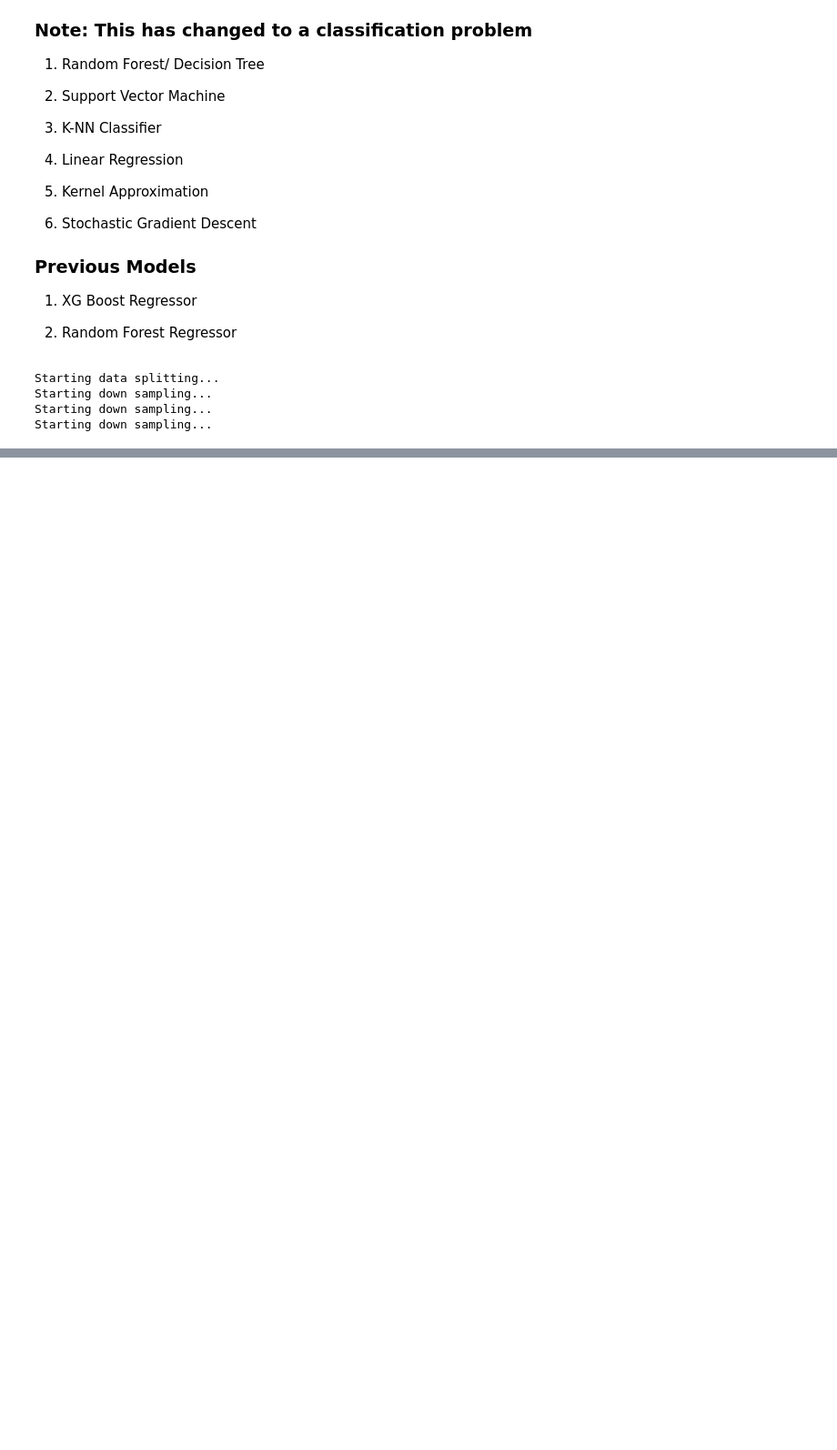
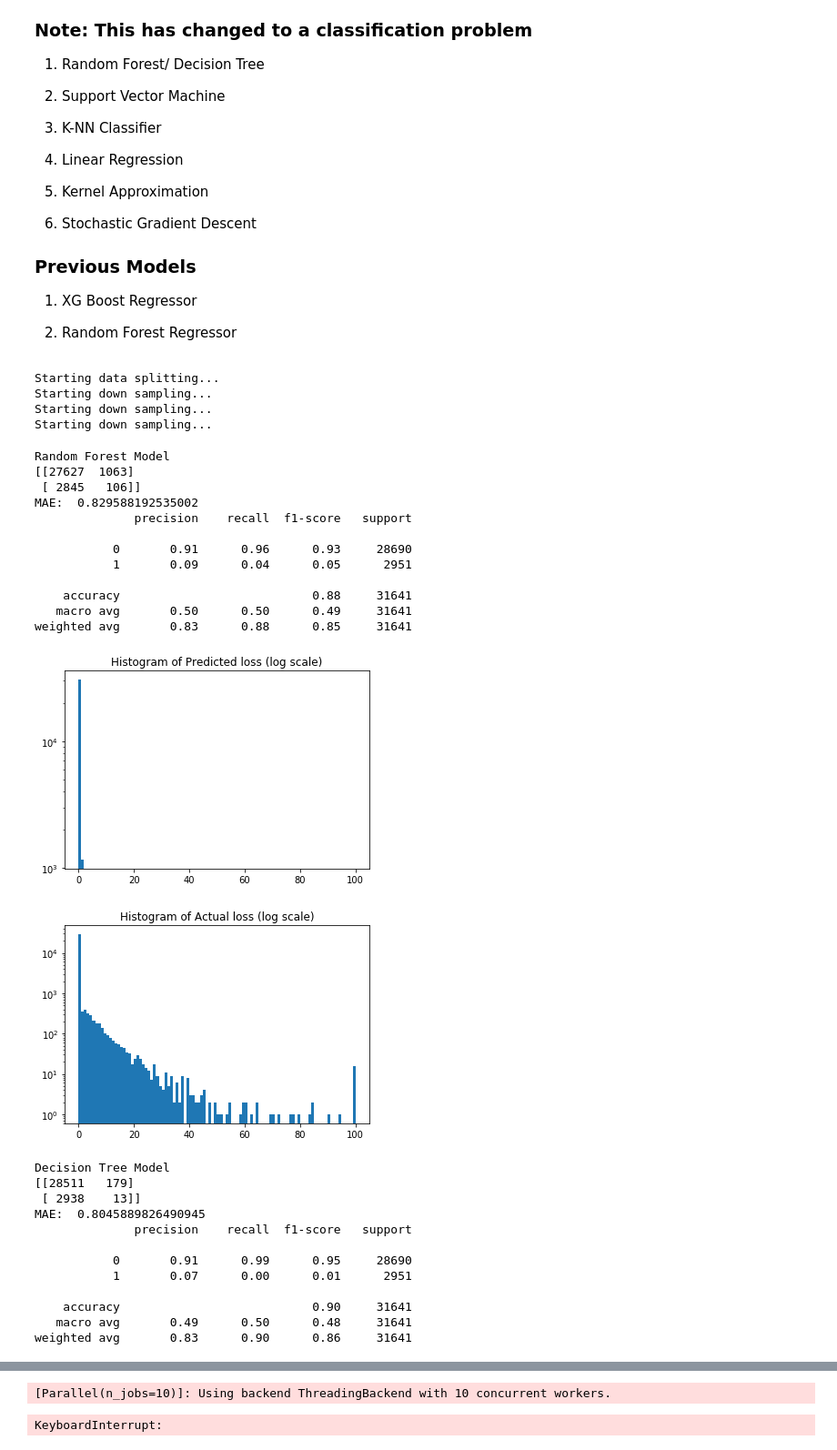
Before and after one commit to GaeaStorm/Loan-Default-Prediction---ICL, a Jupyter notebook: EDA-Gai.ipynb, the cells around one changed output, grey strips where cells are left out. Shown: that part at 91% size. Saved outputs shown, nothing was run; the diff lists cells and outputs as text; code cells hidden in the pictures; blank space fills up the shorter version.

```diff
--- a/EDA-Gai.ipynb
+++ b/EDA-Gai.ipynb
@@ -589,6 +667,8 @@ def predict_on_model(models, X, num_models=1):
 # %%
 dropped_data["loss"] = data["loss"]
 Xtrain, Xtest, Xval, ytrain, ytest, yval = prep_modeling(dropped_data, "loss")
+bytrain = clip_modified(ytrain)
+bytest = clip_modified(ytest)
 Xtrain_down, ytrain_down = down_sample(Xtrain, ytrain)
 Xtest_down, ytest_down = down_sample(Xtest, ytest)
 Xval_down, yval_down = down_sample(Xval, yval)
@@ -597,3 +677,54 @@ Starting data splitting...
 Starting down sampling...
 Starting down sampling...
 Starting down sampling...
+# %%
+print("\nRandom Forest Model")
+# model2 = create_and_fit_model(0, Xtrain, ytrain, classification=True)
+# ypred2 = predict_on_model(model2, Xtest)
+print(confusion_matrix(bytest, ypred2))
+check_predictions(ypred2, ytest)
+
+print("\nDecision Tree Model")
+# model1 = create_and_fit_model(1, Xtrain, ytrain, classification=True)
+# ypred1 = predict_on_model(model1, Xtest)
+print(confusion_matrix(bytest, ypred1))
+check_predictions(ypred1, ytest)
+
+print("\nLogistic Regression Model")
+# model5 = create_and_fit_model(4, Xtrain, ytrain, classification=True)
+# ypred5 = predict_on_model(model5, Xtest)
+print(confusion_matrix(bytest, ypred5))
+check_predictions(ypred5, ytest)
+
+print("\nGradient Boost Model")
+# model7 = create_and_fit_model(7, Xtrain, ytrain, classification=True)
+# ypred7 = predict_on_model(model7, Xtest)
+print(confusion_matrix(bytest, ypred7))
+check_predictions(ypred7, ytest)
+# %% [output]
+Random Forest Model
+[[27627  1063]
+ [ 2845   106]]
+MAE:  0.829588192535002
+              precision    recall  f1-score   support
+
+           0       0.91      0.96      0.93     28690
+           1       0.09      0.04      0.05      2951
+
+    accuracy                           0.88     31641
+   macro avg       0.50      0.50      0.49     31641
+weighted avg       0.83      0.88      0.85     31641
+[figure, added]
+[figure, added]
+Decision Tree Model
+[[28511   179]
+ [ 2938    13]]
+MAE:  0.8045889826490945
+              precision    recall  f1-score   support
+
+           0       0.91      0.99      0.95     28690
+           1       0.07      0.00      0.01      2951
+
+    accuracy                           0.90     31641
+   macro avg       0.49      0.50      0.48     31641
+weighted avg       0.83      0.90      0.86     31641
@@ -599,0 +761,11 @@ Starting down sampling...
+# %%
+from sklearn.ensemble import RandomForestRegressor
+rf = RandomForestRegressor(n_estimators=275, max_depth=22, min_samples_split=2,
+                           max_features="sqrt", n_jobs=10, random_state=42, criterion="mae", verbose=1)
+rf.fit(Xtrain, ytrain)
+y_pred_rfr = rf.predict(Xtest)
+print(confusion_matrix(bytest, clip_modified(y_pred_rfr)))
+check_predictions(y_pred_rfr, ytest)
+# %% [output]
+[Parallel(n_jobs=10)]: Using backend ThreadingBackend with 10 concurrent workers.
+KeyboardInterrupt:
```
Also changed, not shown: parts of 21 cells of this notebook.
